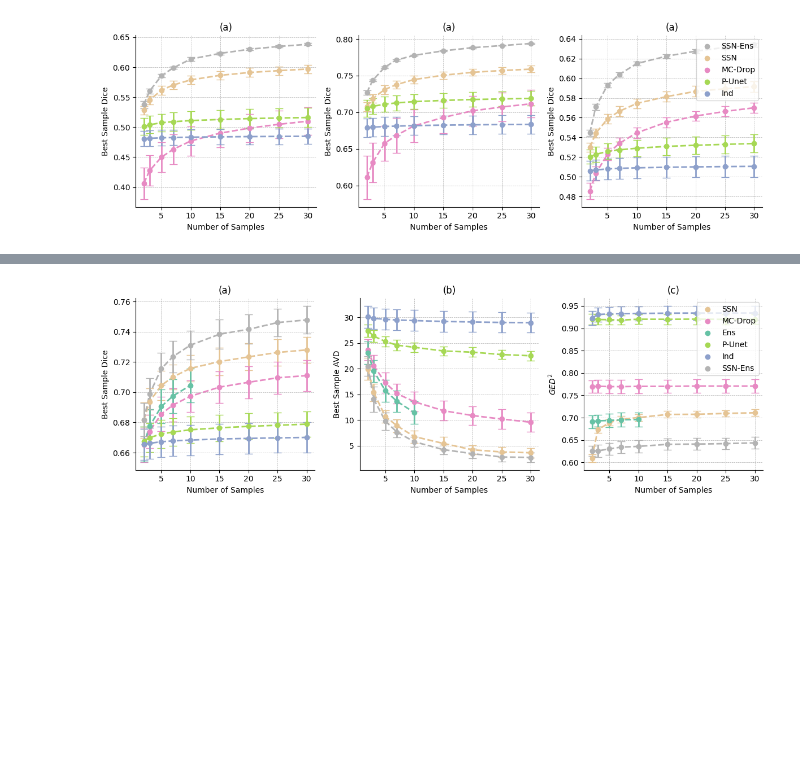
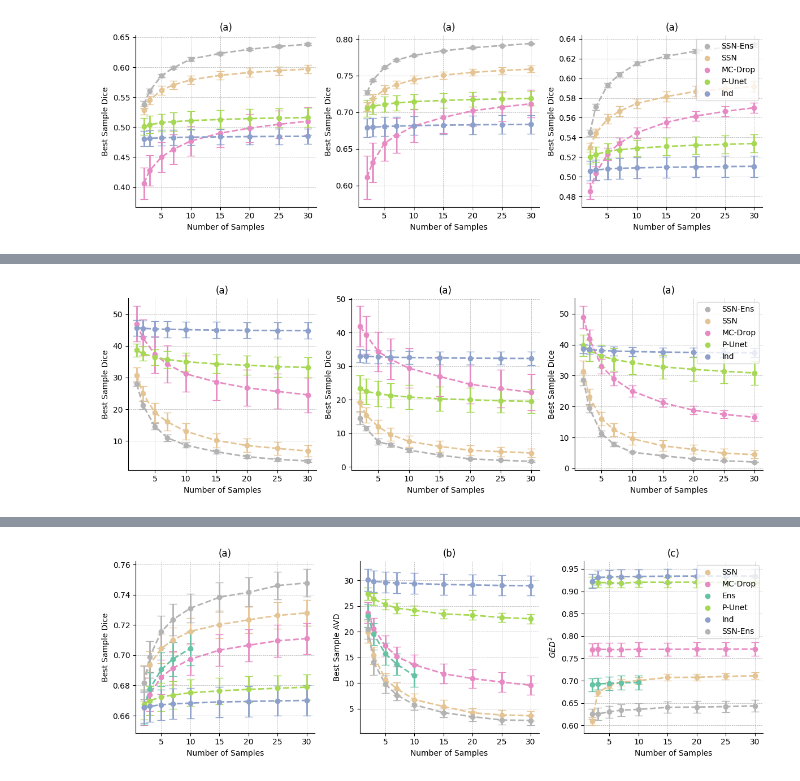
Before and after one commit to BenjaminPhi5/WMH_UQ_assessment, a Jupyter notebook: trustworthai/journal_run/interrater_experiments/visualize interrater results.ipynb, the cells around one changed output, grey strips where cells are left out. Saved outputs shown, nothing was run; the diff lists cells and outputs as text; code cells hidden in the pictures; blank space fills up the shorter version.

```diff
--- a/trustworthai/journal_run/interrater_experiments/visualize interrater results.ipynb
+++ b/trustworthai/journal_run/interrater_experiments/visualize interrater results.ipynb
@@ -187,0 +206,11 @@ plt.tight_layout()
+# %%
+plt.figure(figsize=(12, 4))
+plt.subplot(1,3,1)
+plot_metric_as_samples_increase(mss3_df, "rater0_sample_best_avd", r"Best Sample Dice", "(a)", False)
+plt.subplot(1,3,2)
+plot_metric_as_samples_increase(lbc_df, "rater0_sample_best_avd", r"Best Sample Dice", "(a)", False)
+plt.subplot(1,3,3)
+plot_metric_as_samples_increase(challenge_df, "rater0_sample_best_avd", r"Best Sample Dice", "(a)", True)
+plt.tight_layout()
+# %% [output]
+[figure, added]
```
Also changed, not shown: parts of 5 cells of this notebook.
